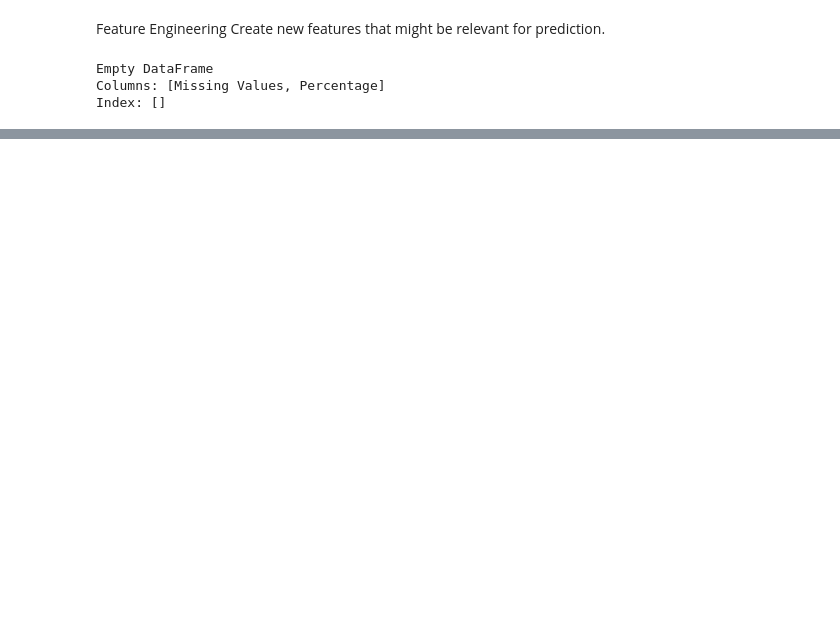
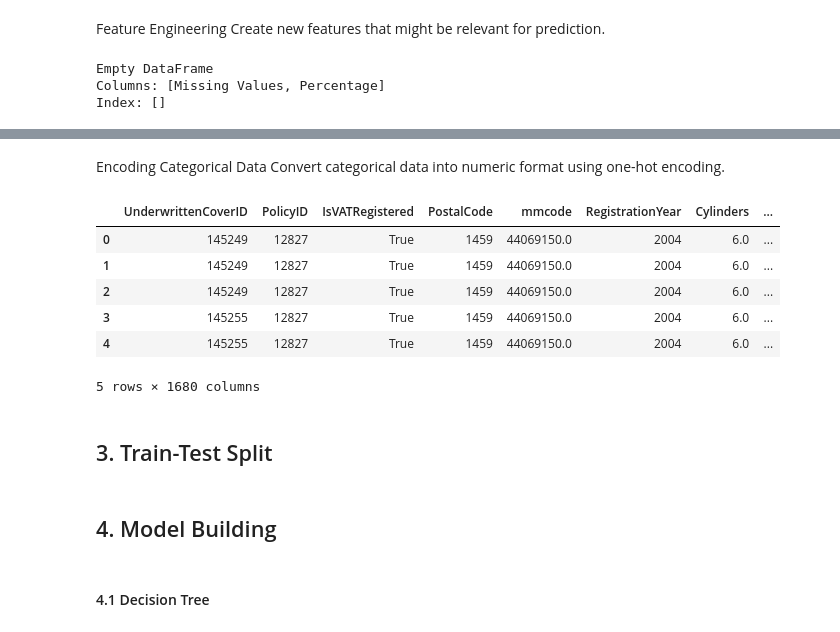
Before and after one commit to Getachew0557/KAIM2w3-AlphaCare-Insurance-Solutions, a Jupyter notebook: notebook/task4_predictive_model.ipynb, the cells around one changed output, grey strips where cells are left out. Saved outputs shown, nothing was run; the diff lists cells and outputs as text; code cells hidden in the pictures; blank space fills up the shorter version.

Commit message:
Model building and evaluating

```diff
--- a/notebook/task4_predictive_model.ipynb
+++ b/notebook/task4_predictive_model.ipynb
@@ -133,0 +103,8 @@ dtype: int64
+# %%
+# Handle missing values for 'VehicleIntroDate'
+default_date = '2014-01-01-00:00:00'
+df['VehicleIntroDate'].fillna(default_date, inplace=True)
+df['VehicleIntroDate'] = pd.to_datetime(df['VehicleIntroDate'])
+
+# Verify if there are any remaining missing values
+print(df.isnull().sum())
@@ -157,0 +173,28 @@ df['ClaimRatio'] = df['TotalClaims'] / (df['TotalPremium'] + 1)  # Avoid divisio
+# %% [markdown]
+Encoding Categorical Data
+Convert categorical data into numeric format using one-hot encoding.
+# %%
+# Convert 'TransactionMonth' and 'VehicleIntroDate' to datetime
+df['TransactionMonth'] = pd.to_datetime(df['TransactionMonth'], errors='coerce')
+df['VehicleIntroDate'] = pd.to_datetime(df['VehicleIntroDate'], errors='coerce')
+
+# Extract features from datetime columns
+df['TransactionMonth_Year'] = df['TransactionMonth'].dt.year
+df['TransactionMonth_Month'] = df['TransactionMonth'].dt.month
+df['VehicleIntroDate_Year'] = df['VehicleIntroDate'].dt.year
+df['VehicleIntroDate_Month'] = df['VehicleIntroDate'].dt.month
+df = df.drop(columns=['TransactionMonth', 'VehicleIntroDate'])
+# %%
+# One-Hot Encoding
+df_encoded = pd.get_dummies(df, drop_first=True)
+df_encoded.head()
+# %% [output]
+|  | UnderwrittenCoverID | PolicyID | IsVATRegistered | PostalCode | mmcode | RegistrationYear | Cylinders | ... |
+| 0 | 145249 | 12827 | True | 1459 | 44069150.0 | 2004 | 6.0 | ... |
+| 1 | 145249 | 12827 | True | 1459 | 44069150.0 | 2004 | 6.0 | ... |
+| 2 | 145249 | 12827 | True | 1459 | 44069150.0 | 2004 | 6.0 | ... |
+| 3 | 145255 | 12827 | True | 1459 | 44069150.0 | 2004 | 6.0 | ... |
+| 4 | 145255 | 12827 | True | 1459 | 44069150.0 | 2004 | 6.0 | ... |
+5 rows × 1680 columns
+# %% [markdown]
+## 3. Train-Test Split
@@ -157,0 +213,4 @@ df['ClaimRatio'] = df['TotalClaims'] / (df['TotalPremium'] + 1)  # Avoid divisio
+# %% [markdown]
+## 4. Model Building
+# %% [markdown]
+#### 4.1 Decision Tree
```
Also changed, not shown: parts of 32 cells of this notebook.
